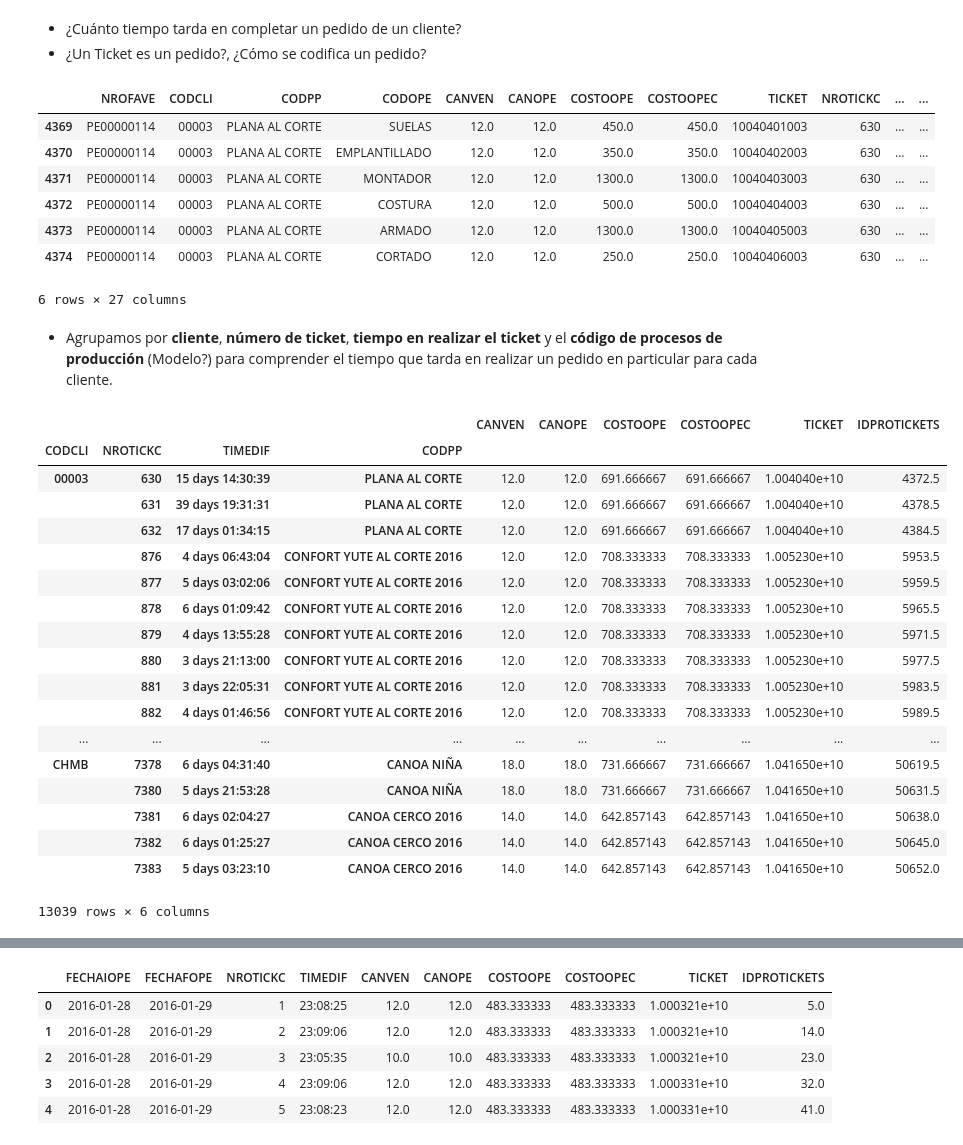
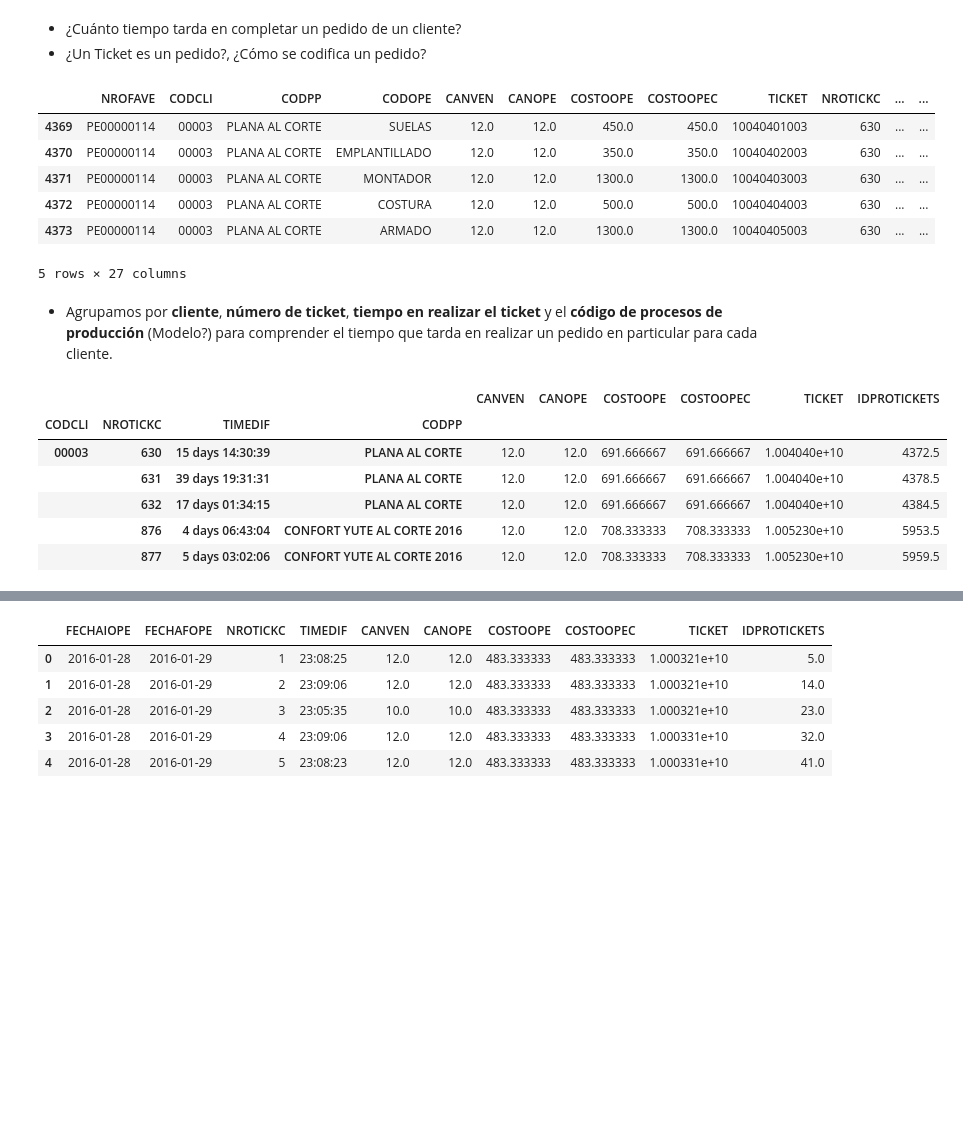
Before and after one commit to ambigus9/alma_canela, a Jupyter notebook: Tareas y Tickets.ipynb, the cells around one changed output, grey strips where cells are left out. Saved outputs shown, nothing was run; the diff lists cells and outputs as text; code cells hidden in the pictures; blank space fills up the shorter version.

```diff
--- a/Tareas y Tickets.ipynb
+++ b/Tareas y Tickets.ipynb
@@ -848,7 +817,7 @@ df_filtrado.groupby(["NROTICKC","TIMEDIF"]).sum()
 + ¿Cuánto tiempo tarda en completar un pedido de un cliente?
 + ¿Un Ticket es un pedido?, ¿Cómo se codifica un pedido?
 # %%
-df_filtrado[(df_filtrado['CODCLI'].str.contains("00003")) & (df_filtrado['NROTICKC'] == 630)]
+df_filtrado[(df_filtrado['CODCLI'].str.contains("00003")) & (df_filtrado['NROTICKC'] == 630)].head()
 # %% [output]
 |  | NROFAVE | CODCLI | CODPP | CODOPE | CANVEN | CANOPE | COSTOOPE | COSTOOPEC | TICKET | NROTICKC | ... | ... |
 | 4369 | PE00000114 | 00003 | PLANA AL CORTE | SUELAS | 12.0 | 12.0 | 450.0 | 450.0 | 10040401003 | 630 | ... | ... |
@@ -856,31 +825,18 @@ df_filtrado[(df_filtrado['CODCLI'].str.contains("00003")) & (df_filtrado['NROTIC
 | 4371 | PE00000114 | 00003 | PLANA AL CORTE | MONTADOR | 12.0 | 12.0 | 1300.0 | 1300.0 | 10040403003 | 630 | ... | ... |
 | 4372 | PE00000114 | 00003 | PLANA AL CORTE | COSTURA | 12.0 | 12.0 | 500.0 | 500.0 | 10040404003 | 630 | ... | ... |
 | 4373 | PE00000114 | 00003 | PLANA AL CORTE | ARMADO | 12.0 | 12.0 | 1300.0 | 1300.0 | 10040405003 | 630 | ... | ... |
-| 4374 | PE00000114 | 00003 | PLANA AL CORTE | CORTADO | 12.0 | 12.0 | 250.0 | 250.0 | 10040406003 | 630 | ... | ... |
-6 rows × 27 columns
+5 rows × 27 columns
 # %% [markdown]
 + Agrupamos por **cliente**, **número de ticket**, **tiempo en realizar el ticket** y el **código de procesos de producción** (Modelo?) para comprender el tiempo que tarda en realizar un pedido en particular para cada cliente.
 # %%
-df_filtrado.groupby(["CODCLI","NROTICKC","TIMEDIF","CODPP"]).mean()
+df_filtrado.groupby(["CODCLI","NROTICKC","TIMEDIF","CODPP"]).mean().head()
 # %% [output]
 |  |  |  |  | CANVEN | CANOPE | COSTOOPE | COSTOOPEC | TICKET | IDPROTICKETS |
 | CODCLI | NROTICKC | TIMEDIF | CODPP |  |  |  |  |  |  |
 | 00003 | 630 | 15 days 14:30:39 | PLANA AL CORTE | 12.0 | 12.0 | 691.666667 | 691.666667 | 1.004040e+10 | 4372.5 |
 |  | 631 | 39 days 19:31:31 | PLANA AL CORTE | 12.0 | 12.0 | 691.666667 | 691.666667 | 1.004040e+10 | 4378.5 |
 |  | 632 | 17 days 01:34:15 | PLANA AL CORTE | 12.0 | 12.0 | 691.666667 | 691.666667 | 1.004040e+10 | 4384.5 |
 |  | 876 | 4 days 06:43:04 | CONFORT YUTE AL CORTE 2016 | 12.0 | 12.0 | 708.333333 | 708.333333 | 1.005230e+10 | 5953.5 |
 |  | 877 | 5 days 03:02:06 | CONFORT YUTE AL CORTE 2016 | 12.0 | 12.0 | 708.333333 | 708.333333 | 1.005230e+10 | 5959.5 |
-|  | 878 | 6 days 01:09:42 | CONFORT YUTE AL CORTE 2016 | 12.0 | 12.0 | 708.333333 | 708.333333 | 1.005230e+10 | 5965.5 |
-|  | 879 | 4 days 13:55:28 | CONFORT YUTE AL CORTE 2016 | 12.0 | 12.0 | 708.333333 | 708.333333 | 1.005230e+10 | 5971.5 |
-|  | 880 | 3 days 21:13:00 | CONFORT YUTE AL CORTE 2016 | 12.0 | 12.0 | 708.333333 | 708.333333 | 1.005230e+10 | 5977.5 |
-|  | 881 | 3 days 22:05:31 | CONFORT YUTE AL CORTE 2016 | 12.0 | 12.0 | 708.333333 | 708.333333 | 1.005230e+10 | 5983.5 |
-|  | 882 | 4 days 01:46:56 | CONFORT YUTE AL CORTE 2016 | 12.0 | 12.0 | 708.333333 | 708.333333 | 1.005230e+10 | 5989.5 |
-| ... | ... | ... | ... | ... | ... | ... | ... | ... | ... |
-| CHMB | 7378 | 6 days 04:31:40 | CANOA NIÑA | 18.0 | 18.0 | 731.666667 | 731.666667 | 1.041650e+10 | 50619.5 |
-|  | 7380 | 5 days 21:53:28 | CANOA NIÑA | 18.0 | 18.0 | 731.666667 | 731.666667 | 1.041650e+10 | 50631.5 |
-|  | 7381 | 6 days 02:04:27 | CANOA CERCO 2016 | 14.0 | 14.0 | 642.857143 | 642.857143 | 1.041650e+10 | 50638.0 |
-|  | 7382 | 6 days 01:25:27 | CANOA CERCO 2016 | 14.0 | 14.0 | 642.857143 | 642.857143 | 1.041650e+10 | 50645.0 |
-|  | 7383 | 5 days 03:23:10 | CANOA CERCO 2016 | 14.0 | 14.0 | 642.857143 | 642.857143 | 1.041650e+10 | 50652.0 |
-13039 rows × 6 columns
 # %%
 df_time_tickets = df_filtrado.groupby(["FECHAIOPE","FECHAFOPE","NROTICKC","TIMEDIF"]).mean()
```
Also changed, not shown: parts of 41 cells of this notebook, 8 other files.
